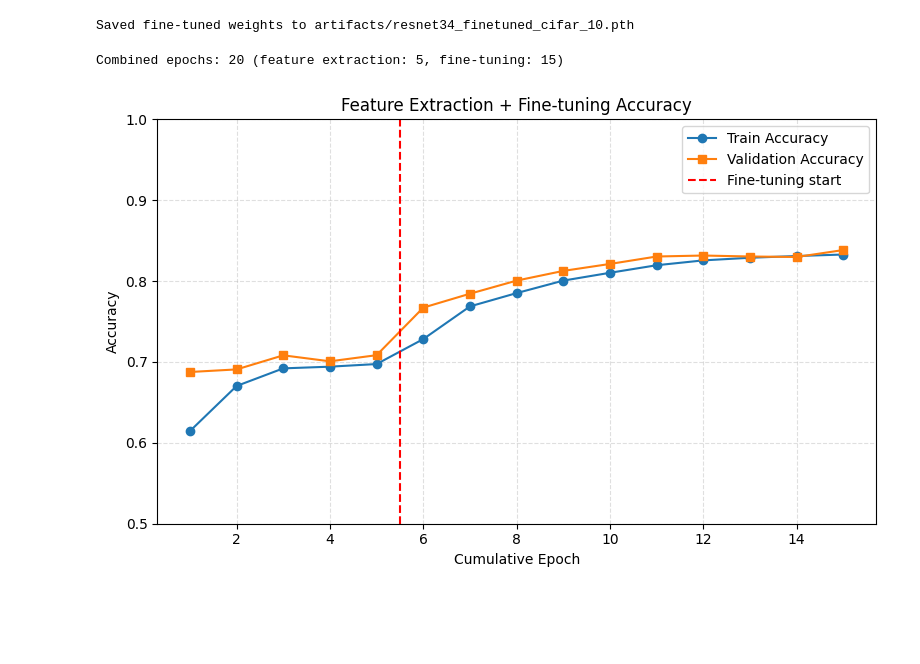
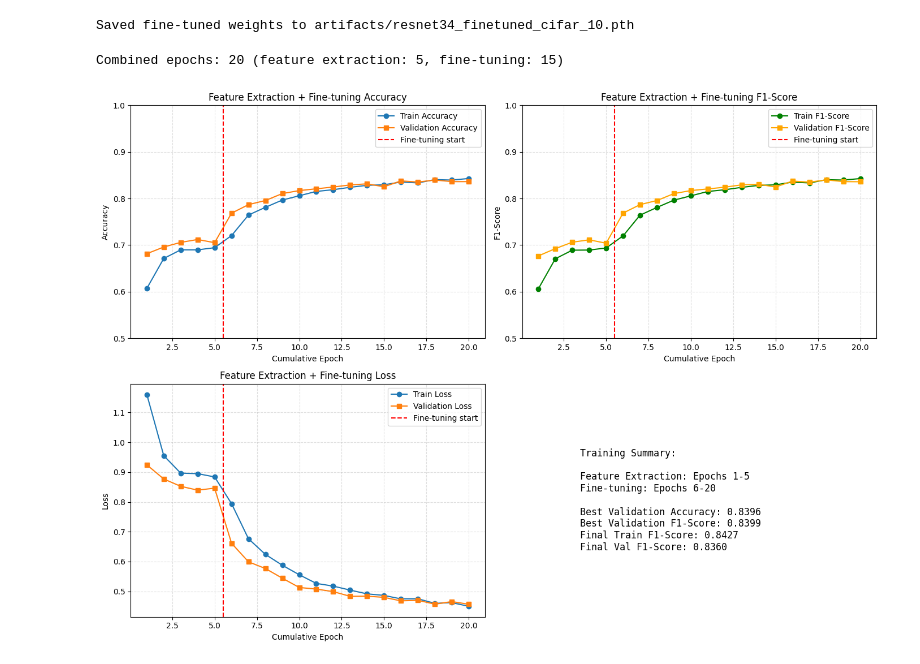
Before and after one commit to BebekJK/ie4483, a Jupyter notebook: cifar-10.ipynb, the cells around one changed output. Saved outputs shown, nothing was run; the diff lists cells and outputs as text; code cells hidden in the pictures; blank space fills up the shorter version.

```diff
--- a/cifar-10.ipynb
+++ b/cifar-10.ipynb
@@ -21,7 +22,7 @@ from torchvision.utils import make_grid
 DATA_ROOT = Path("cifar-10-batches-py")
 IMG_SIZE = 224
 BATCH_SIZE = 32
-NUM_WORKERS = 1
+NUM_WORKERS = 0
 
 IMAGENET_MEAN = (0.485, 0.456, 0.406)
 IMAGENET_STD = (0.229, 0.224, 0.225)
@@ -30,7 +31,7 @@ def create_dataloaders(data_root: Path,
                        batch_size: int = BATCH_SIZE,
                        img_size: int = IMG_SIZE,
                        num_workers: int = NUM_WORKERS,
-                       val_split: float = 0.1):
+                       val_split: float = 0.2):
     """Create dataloaders for CIFAR-10 (raw batch files) or fallback to ImageFolder layout."""
     data_root = Path(data_root)
     if not data_root.exists():
@@ -584,66 +680,87 @@ Saved fine-tuned weights to artifacts/resnet34_finetuned_cifar_10.pth
 # %%
 def combine_histories(initial: dict[str, list[float]], continued: dict[str, list[float]]):
     """Concatenate metric histories from feature extraction and fine-tuning runs."""
     if not initial or not continued:
         raise ValueError("Both initial and continued histories must be provided.")
 
     combined = {metric: list(initial.get(metric, [])) + list(continued.get(metric, []))
                 for metric in set(initial) | set(continued)}
 
     initial_epochs = len(initial.get("train_acc", []))
     continued_epochs = len(continued.get("train_acc", []))
     epoch_index = np.arange(1, initial_epochs + continued_epochs + 1)
 
     boundary_epoch = initial_epochs
     return combined, epoch_index, boundary_epoch
 
 
-def plot_combined_accuracy(initial_history: dict[str, list[float]],
-                            continued_history: dict[str, list[float]]):
+def plot_combined_metrics(initial_history: dict[str, list[float]],
+                          continued_history: dict[str, list[float]]):
     combined, epoch_index, boundary = combine_histories(initial_history, continued_history)
-    epoch_index = epoch_index[:15]
+    max_epochs = min(20, len(epoch_index))
+    epoch_index = epoch_index[:max_epochs]
 
-    plt.figure(figsize=(8, 5))
-    plt.plot(epoch_index, combined["train_acc"][:15], label="Train Accuracy", marker="o")
-    plt.plot(epoch_index, combined["val_acc"][:15], label="Validation Accuracy", marker="s")
-    plt.axvline(boundary + 0.5, color="red", linestyle="--", linewidth=1.5, label="Fine-tuning start")
-    plt.xlabel("Cumulative Epoch")
-    plt.ylabel("Accuracy")
-    plt.title("Feature Extraction + Fine-tuning Accuracy")
-    plt.ylim(0.50, 1.0)
-    plt.grid(True, linestyle="--", alpha=0.4)
-    plt.legend()
+    fig, ((ax1, ax2), (ax3, ax4)) = plt.subplots(2, 2, figsize=(14, 10))
+
+    # Accuracy plot
+    ax1.plot(epoch_index, combined["train_acc"][:max_epochs], label="Train Accuracy", marker="o")
+    ax1.plot(epoch_index, combined["val_acc"][:max_epochs], label="Validation Accuracy", marker="s")
+    ax1.axvline(boundary + 0.5, color="red", linestyle="--", linewidth=1.5, label="Fine-tuning start")
+    ax1.set_xlabel("Cumulative Epoch")
+    ax1.set_ylabel("Accuracy")
+    ax1.set_title("Feature Extraction + Fine-tuning Accuracy")
+    ax1.set_ylim(0.50, 1.0)
+    ax1.grid(True, linestyle="--", alpha=0.4)
+    ax1.legend()
+
+    # F1-score plot
+    ax2.plot(epoch_index, combined["train_f1"][:max_epochs], label="Train F1-Score", marker="o", color='green')
+    ax2.plot(epoch_index, combined["val_f1"][:max_epochs], label="Validation F1-Score", marker="s", color='orange')
+    ax2.axvline(boundary + 0.5, color="red", linestyle="--", linewidth=1.5, label="Fine-tuning start")
+    ax2.set_xlabel("Cumulative Epoch")
+    ax2.set_ylabel("F1-Score")
+    ax2.set_title("Feature Extraction + Fine-tuning F1-Score")
+    ax2.set_ylim(0.50, 1.0)
+    ax2.grid(True, linestyle="--", alpha=0.4)
+    ax2.legend()
+
+    # Loss plot
+    ax3.plot(epoch_index, combined["train_loss"][:max_epochs], label="Train Loss", marker="o")
+    ax3.plot(epoch_index, combined["val_loss"][:max_epochs], label="Validation Loss", marker="s")
+    ax3.axvline(boundary + 0.5, color="red", linestyle="--", linewidth=1.5, label="Fine-tuning start")
+    ax3.set_xlabel("Cumulative Epoch")
+    ax3.set_ylabel("Loss")
+    ax3.set_title("Feature Extraction + Fine-tuning Loss")
+    ax3.grid(True, linestyle="--", alpha=0.4)
+    ax3.legend()
+
+    # Summary text
+    ax4.axis('off')
+    summary_text = f"""
+    Training Summary:
+
+    Feature Extraction: Epochs 1-{boundary}
+    Fine-tuning: Epochs {boundary + 1}-{len(epoch_index)}
+
+    Best Validation Accuracy: {max(combined["val_acc"][:max_epochs]):.4f}
+    Best Validation F1-Score: {max(combined["val_f1"][:max_epochs]):.4f}
+    Final Train F1-Score: {combined["train_f1"][max_epochs-1]:.4f}
+    Final Val F1-Score: {combined["val_f1"][max_epochs-1]:.4f}
+    """
+    ax4.text(0.1, 0.5, summary_text, fontsize=12, family='monospace',
+             verticalalignment='center')
+
     plt.tight_layout()
     plt.show()
 
     print(f"Feature extraction epochs: 1-{boundary}")
     print(f"Fine-tuning epochs: {boundary + 1}-{len(epoch_index)}")
 
 
-def plot_combined_loss(initial_history: dict[str, list[float]],
-                       continued_history: dict[str, list[float]]):
-    combined, epoch_index, boundary = combine_histories(initial_history, continued_history)
-    combined = combined
-    epoch_index = epoch_index[:15]
-
-    plt.figure(figsize=(8, 5))
-    plt.plot(epoch_index, combined["train_loss"][:15], label="Train Loss", marker="o")
-    plt.plot(epoch_index, combined["val_loss"][:15], label="Validation Loss", marker="s")
-    plt.axvline(boundary + 0.5, color="red", linestyle="--", linewidth=1.5, label="Fine-tuning start")
-    plt.xlabel("Cumulative Epoch")
-    plt.ylabel("Loss")
-    plt.title("Feature Extraction + Fine-tuning Loss")
-    plt.grid(True, linestyle="--", alpha=0.4)
-    plt.legend()
-    plt.tight_layout()
-    plt.show()
-
-
 combined_history, combined_epochs, boundary_epoch = combine_histories(training_history, finetune_history)
 print(f"Combined epochs: {len(combined_epochs)} (feature extraction: {boundary_epoch}, fine-tuning: {len(combined_epochs) - boundary_epoch})")
-plot_combined_accuracy(training_history, finetune_history)
-plot_combined_loss(training_history, finetune_history)
+plot_combined_metrics(training_history, finetune_history)
 # %% [output]
 Combined epochs: 20 (feature extraction: 5, fine-tuning: 15)
-[figure, old version]
+[figure, new version]
 Feature extraction epochs: 1-5
```
Also changed, not shown: parts of 9 cells of this notebook, 1 other file.
